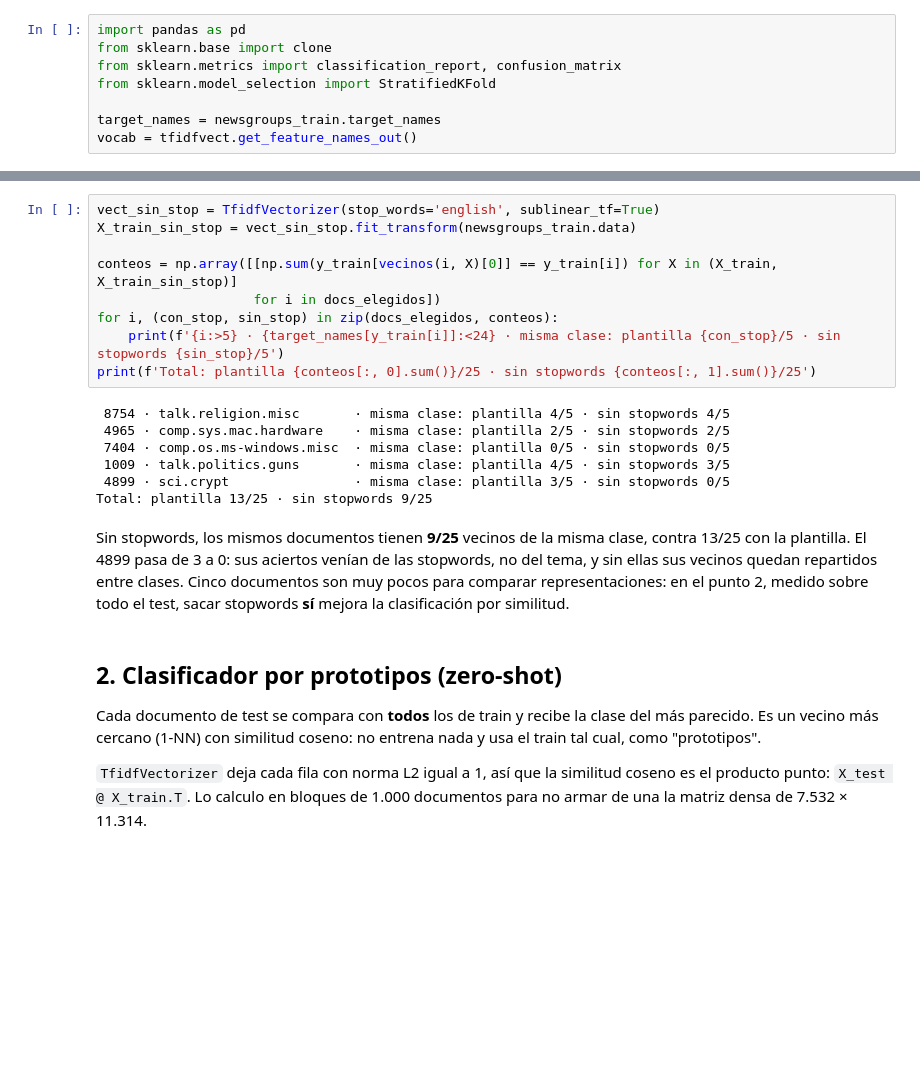
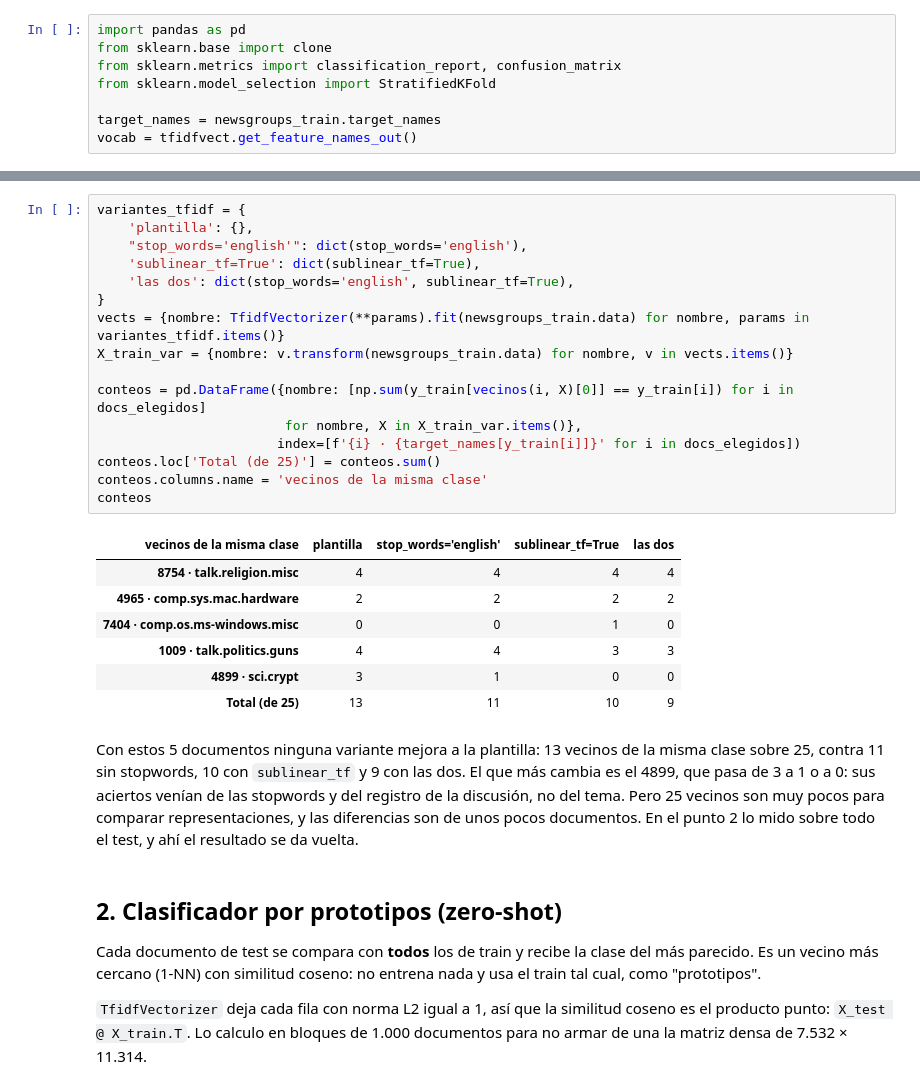
Before and after one commit to rodrigoenzohernandez/CEIA-procesamiento-lenguaje-natural, a Jupyter notebook: desafios/01-vectorizacion/desafio-1.ipynb, the cells around one changed output, grey strips where cells are left out. Saved outputs shown, nothing was run; the diff lists cells and outputs as text; blank space fills up the shorter version.

```diff
--- a/desafios/01-vectorizacion/desafio-1.ipynb
+++ b/desafios/01-vectorizacion/desafio-1.ipynb
@@ -340,21 +350,29 @@ También aparece un efecto de hilo: los mensajes que citan a la misma persona (*
-# %%
-vect_sin_stop = TfidfVectorizer(stop_words='english', sublinear_tf=True)
-X_train_sin_stop = vect_sin_stop.fit_transform(newsgroups_train.data)
-
-conteos = np.array([[np.sum(y_train[vecinos(i, X)[0]] == y_train[i]) for X in (X_train, X_train_sin_stop)]
-                    for i in docs_elegidos])
-for i, (con_stop, sin_stop) in zip(docs_elegidos, conteos):
-    print(f'{i:>5} · {target_names[y_train[i]]:<24} · misma clase: plantilla {con_stop}/5 · sin stopwords {sin_stop}/5')
-print(f'Total: plantilla {conteos[:, 0].sum()}/25 · sin stopwords {conteos[:, 1].sum()}/25')
-# %% [output]
- 8754 · talk.religion.misc       · misma clase: plantilla 4/5 · sin stopwords 4/5
- 4965 · comp.sys.mac.hardware    · misma clase: plantilla 2/5 · sin stopwords 2/5
- 7404 · comp.os.ms-windows.misc  · misma clase: plantilla 0/5 · sin stopwords 0/5
- 1009 · talk.politics.guns       · misma clase: plantilla 4/5 · sin stopwords 3/5
- 4899 · sci.crypt                · misma clase: plantilla 3/5 · sin stopwords 0/5
-Total: plantilla 13/25 · sin stopwords 9/25
+# %%
+variantes_tfidf = {
+    'plantilla': {},
+    "stop_words='english'": dict(stop_words='english'),
+    'sublinear_tf=True': dict(sublinear_tf=True),
+    'las dos': dict(stop_words='english', sublinear_tf=True),
+}
+vects = {nombre: TfidfVectorizer(**params).fit(newsgroups_train.data) for nombre, params in variantes_tfidf.items()}
+X_train_var = {nombre: v.transform(newsgroups_train.data) for nombre, v in vects.items()}
+
+conteos = pd.DataFrame({nombre: [np.sum(y_train[vecinos(i, X)[0]] == y_train[i]) for i in docs_elegidos]
+                        for nombre, X in X_train_var.items()},
+                       index=[f'{i} · {target_names[y_train[i]]}' for i in docs_elegidos])
+conteos.loc['Total (de 25)'] = conteos.sum()
+conteos.columns.name = 'vecinos de la misma clase'
+conteos
+# %% [output]
+| vecinos de la misma clase | plantilla | stop_words='english' | sublinear_tf=True | las dos |
+| 8754 · talk.religion.misc | 4 | 4 | 4 | 4 |
+| 4965 · comp.sys.mac.hardware | 2 | 2 | 2 | 2 |
+| 7404 · comp.os.ms-windows.misc | 0 | 0 | 1 | 0 |
+| 1009 · talk.politics.guns | 4 | 4 | 3 | 3 |
+| 4899 · sci.crypt | 3 | 1 | 0 | 0 |
+| Total (de 25) | 13 | 11 | 10 | 9 |
 # %% [markdown]
-Sin stopwords, los mismos documentos tienen **9/25** vecinos de la misma clase, contra 13/25 con la plantilla. El 4899 pasa de 3 a 0: sus aciertos venían de las stopwords, no del tema, y sin ellas sus vecinos quedan repartidos entre clases. Cinco documentos son muy pocos para comparar representaciones: en el punto 2, medido sobre todo el test, sacar stopwords **sí** mejora la clasificación por similitud.
+Con estos 5 documentos ninguna variante mejora a la plantilla: 13 vecinos de la misma clase sobre 25, contra 11 sin stopwords, 10 con `sublinear_tf` y 9 con las dos. El que más cambia es el 4899, que pasa de 3 a 1 o a 0: sus aciertos venían de las stopwords y del registro de la discusión, no del tema. Pero 25 vecinos son muy pocos para comparar representaciones, y las diferencias son de unos pocos documentos. En el punto 2 lo mido sobre todo el test, y ahí el resultado se da vuelta.
 # %% [markdown]
 ## 2. Clasificador por prototipos (zero-shot)
 
```
Also changed, not shown: parts of 24 cells of this notebook, 5 other files.
